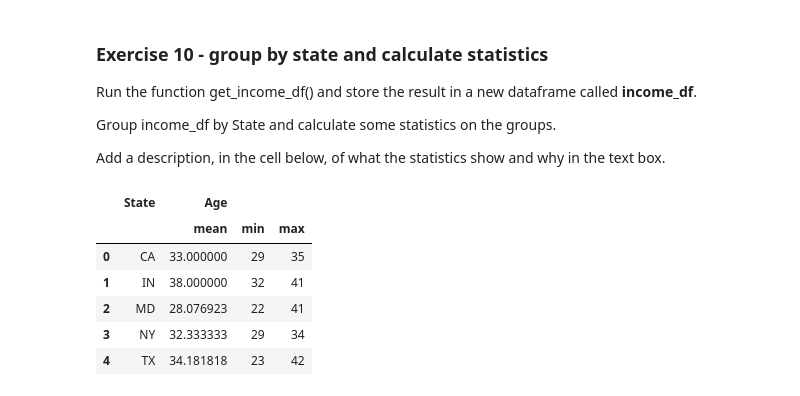
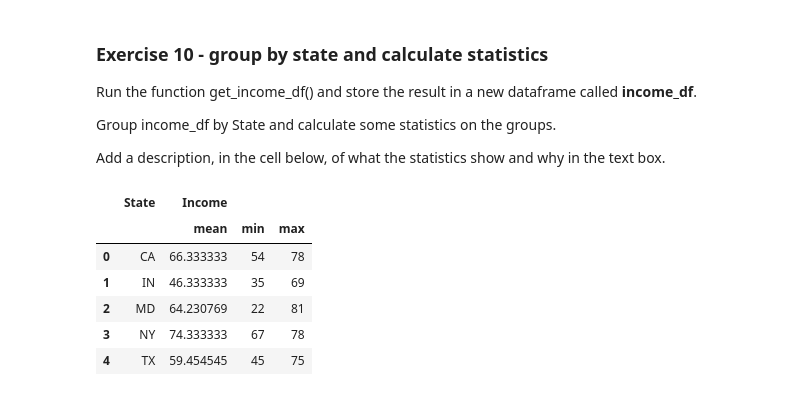
Before and after one commit to Jojomaque/DataScience, a Jupyter notebook: JojoWrangle_the_data.ipynb, the cells around one changed output. Saved outputs shown, nothing was run; the diff lists cells and outputs as text; code cells hidden in the pictures.

```diff
--- a/JojoWrangle_the_data.ipynb
+++ b/JojoWrangle_the_data.ipynb
@@ -420,20 +420,20 @@ Group income_df by State and calculate some statistics on the groups.
 Add a description, in the cell below, of what the statistics show and why in the text box.
 # %%
 income_df = get_income_df(df1, df2, df3)
-income_df = income_df.groupby('State').agg({'Age': ['mean', 'min', 'max']}).reset_index()
+grouped1 = income_df.groupby('State').agg({'Age': ['mean', 'min', 'max']}).reset_index()
+grouped2 = income_df.groupby('State').agg({'Income': ['mean', 'min', 'max']}).reset_index()
+display(grouped2)
+
+#shows the mean, min and max age in each state.
+#shows the mean, min and max income in each state.
 
 
-
-#shows the mean, min and max age in each state.
-
-
-
-income_df
+# income_df
 # %% [output]
-|  | State | Age |  |  |
+|  | State | Income |  |  |
 |  |  | mean | min | max |
-| 0 | CA | 33.000000 | 29 | 35 |
-| 1 | IN | 38.000000 | 32 | 41 |
-| 2 | MD | 28.076923 | 22 | 41 |
-| 3 | NY | 32.333333 | 29 | 34 |
-| 4 | TX | 34.181818 | 23 | 42 |
+| 0 | CA | 66.333333 | 54 | 78 |
+| 1 | IN | 46.333333 | 35 | 69 |
+| 2 | MD | 64.230769 | 22 | 81 |
+| 3 | NY | 74.333333 | 67 | 78 |
+| 4 | TX | 59.454545 | 45 | 75 |
```
